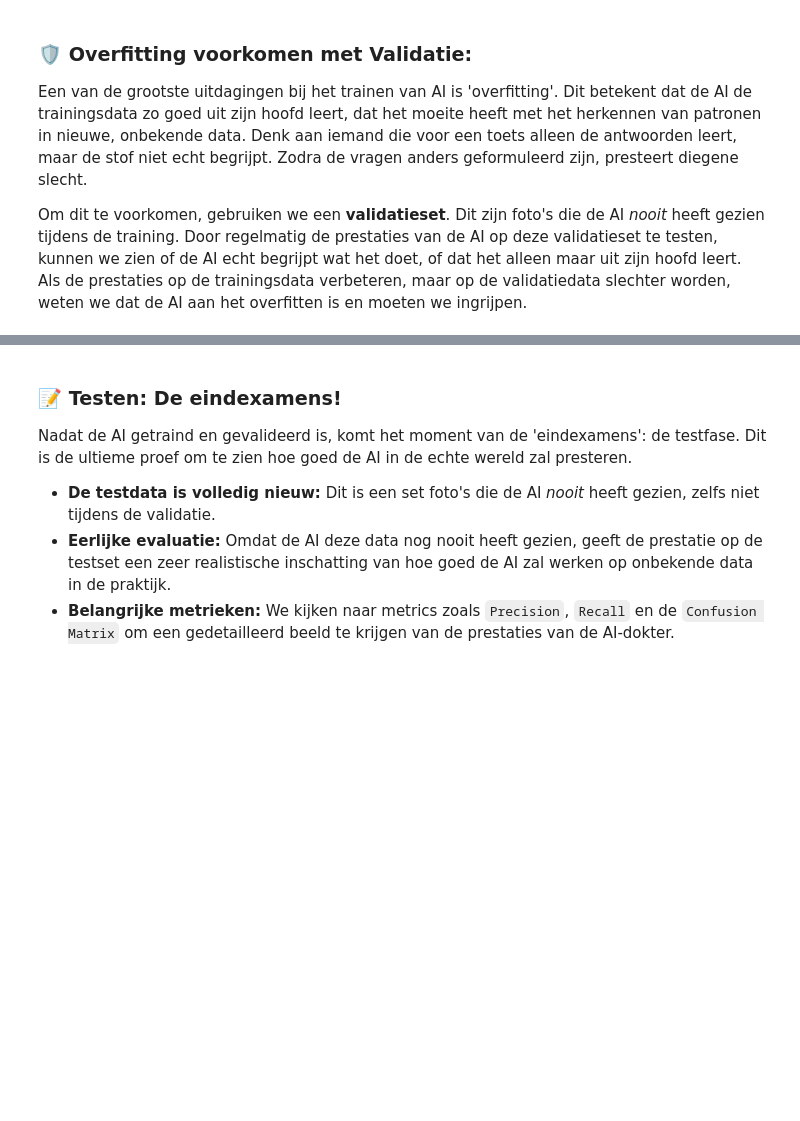
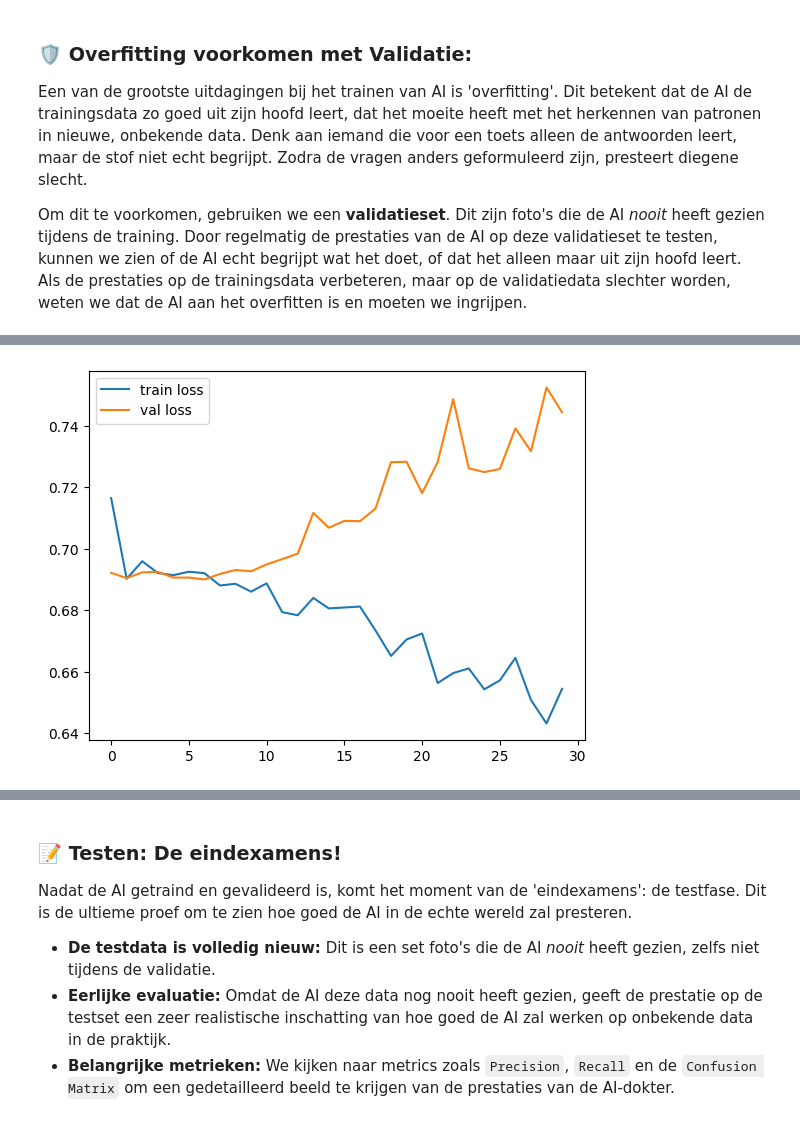
Before and after one commit to NicosStarreveld/WorkshopCNNs, a Jupyter notebook: Programmeeropdrachten/Bouw_een_AI_tandarts_WorkshopAI.ipynb, the cells around one changed output, grey strips where cells are left out. Cells and saved outputs as stored; diff of their text form; code cells hidden in the pictures; blank space fills up the shorter version.

```diff
--- a/Programmeeropdrachten/Bouw_een_AI_tandarts_WorkshopAI.ipynb
+++ b/Programmeeropdrachten/Bouw_een_AI_tandarts_WorkshopAI.ipynb
@@ -720,3 +566,14 @@ Tijdens het leren wil je niet alleen controleren of de AI de lesstof uit het hoo
+# %%
+val_freq = 2
+n_epochs = 30
+
+model = Net().cuda()
+optimizer = torch.optim.Adam(model.parameters(), lr=1e-4, ) # Slightly slower LR for stability
+loss_function = torch.nn.BCEWithLogitsLoss()
+
+model = train_medmnist(model, train_dataloader, val_dataloader, optimizer, epochs=n_epochs)
+# %% [output]
+[figure, added]
 # %% [markdown]
 ## 🏥 Hoe goed is onze AI-dokter? Performance evaluatie!
 
```
Also changed, not shown: parts of 36 cells of this notebook.
